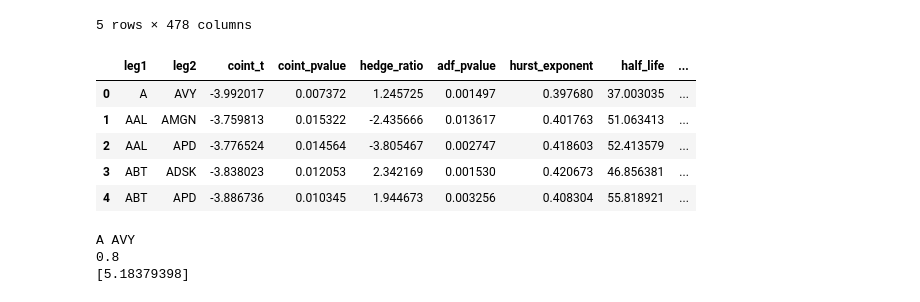
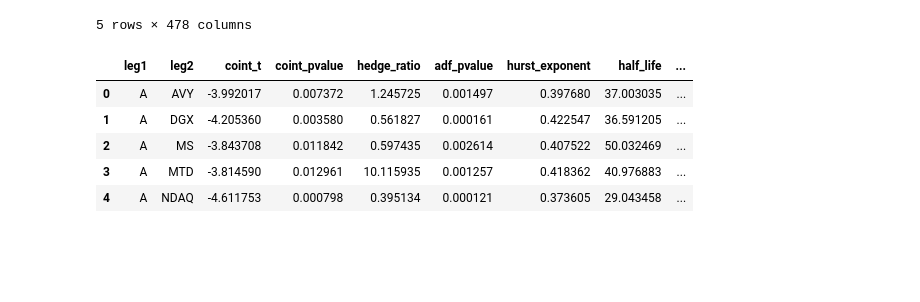
Before and after one commit to CooperLymn/pairs_trading_with_machine_learning, a Jupyter notebook: evaluation/evaluate_pair_potential.ipynb, the cells around one changed output. Cells and saved outputs as stored; diff of their text form; code cells hidden in the pictures; blank space fills up the shorter version.

Commit message:
updates on trading pair evaluation

```diff
--- a/evaluation/evaluate_pair_potential.ipynb
+++ b/evaluation/evaluate_pair_potential.ipynb
@@ -30,31 +32,27 @@ def grid_search(trading_agent, interval):
     return best_entry_threshold, best_return
 # %%
 trading_pairs = pd.read_csv("../trading_pairs.csv", index_col=0)
-trading_pairs.insert(loc=len(trading_pairs.columns), column="best_threshold", value=None)
-trading_pairs.insert(loc=len(trading_pairs.columns), column="best_profit", value=None)
+# trading_pairs.insert(loc=len(trading_pairs.columns), column="best_threshold", value=None)
+# trading_pairs.insert(loc=len(trading_pairs.columns), column="best_return", value=None)
 trading_pairs.head()
 # %% [output]
 |  | leg1 | leg2 | coint_t | coint_pvalue | hedge_ratio | adf_pvalue | hurst_exponent | half_life | ... |
 | 0 | A | AVY | -3.992017 | 0.007372 | 1.245725 | 0.001497 | 0.397680 | 37.003035 | ... |
-| 1 | AAL | AMGN | -3.759813 | 0.015322 | -2.435666 | 0.013617 | 0.401763 | 51.063413 | ... |
-| 2 | AAL | APD | -3.776524 | 0.014564 | -3.805467 | 0.002747 | 0.418603 | 52.413579 | ... |
-| 3 | ABT | ADSK | -3.838023 | 0.012053 | 2.342169 | 0.001530 | 0.420673 | 46.856381 | ... |
-| 4 | ABT | APD | -3.886736 | 0.010345 | 1.944673 | 0.003256 | 0.408304 | 55.818921 | ... |
+| 1 | A | DGX | -4.205360 | 0.003580 | 0.561827 | 0.000161 | 0.422547 | 36.591205 | ... |
+| 2 | A | MS | -3.843708 | 0.011842 | 0.597435 | 0.002614 | 0.407522 | 50.032469 | ... |
+| 3 | A | MTD | -3.814590 | 0.012961 | 10.115935 | 0.001257 | 0.418362 | 40.976883 | ... |
+| 4 | A | NDAQ | -4.611753 | 0.000798 | 0.395134 | 0.000121 | 0.373605 | 29.043458 | ... |
 # %%
-for ind in trading_pairs.index:
+for ind in tqdm(trading_pairs.index):
     leg1 = trading_pairs.loc[ind, "leg1"]
     leg2 = trading_pairs.loc[ind, "leg2"]
-    # leg1 = 'DGX'
-    # leg2 = 'MTD'
+
     spread = compute_spread(raw_data, leg1, leg2)
     spread = zscore_normalization(spread)
+
     trading_agent = PairsTradingAgent(raw_data.loc[:, leg1], raw_data.loc[:, leg2], spread)
-    best_return, best_entry_threshold = grid_search(trading_agent, interval=0.01)
-    print(leg1, leg2)
-    print(best_return)
-    print(best_entry_threshold)
-    break
+    best_entry_threshold, best_return = grid_search(trading_agent, interval=0.05)
+
+    trading_pairs.loc[ind, "best_threshold"] = best_entry_threshold
+    trading_pairs.loc[ind, "best_return"] = best_return
+    trading_pairs.to_csv("../trading_pairs.csv")
-# %% [output]
-A AVY
-0.8
-[5.18379398]
```
Also changed, not shown: parts of 2 cells of this notebook, 5 other files.
